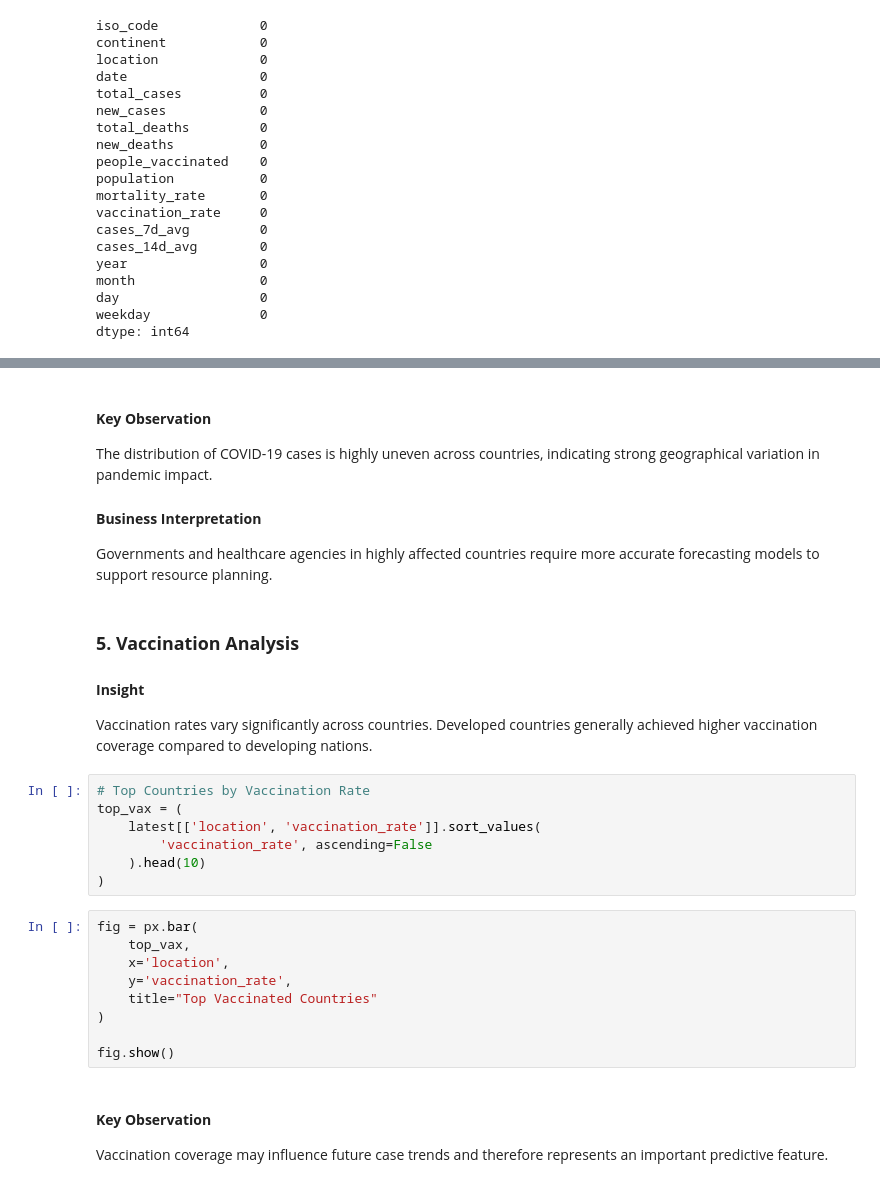
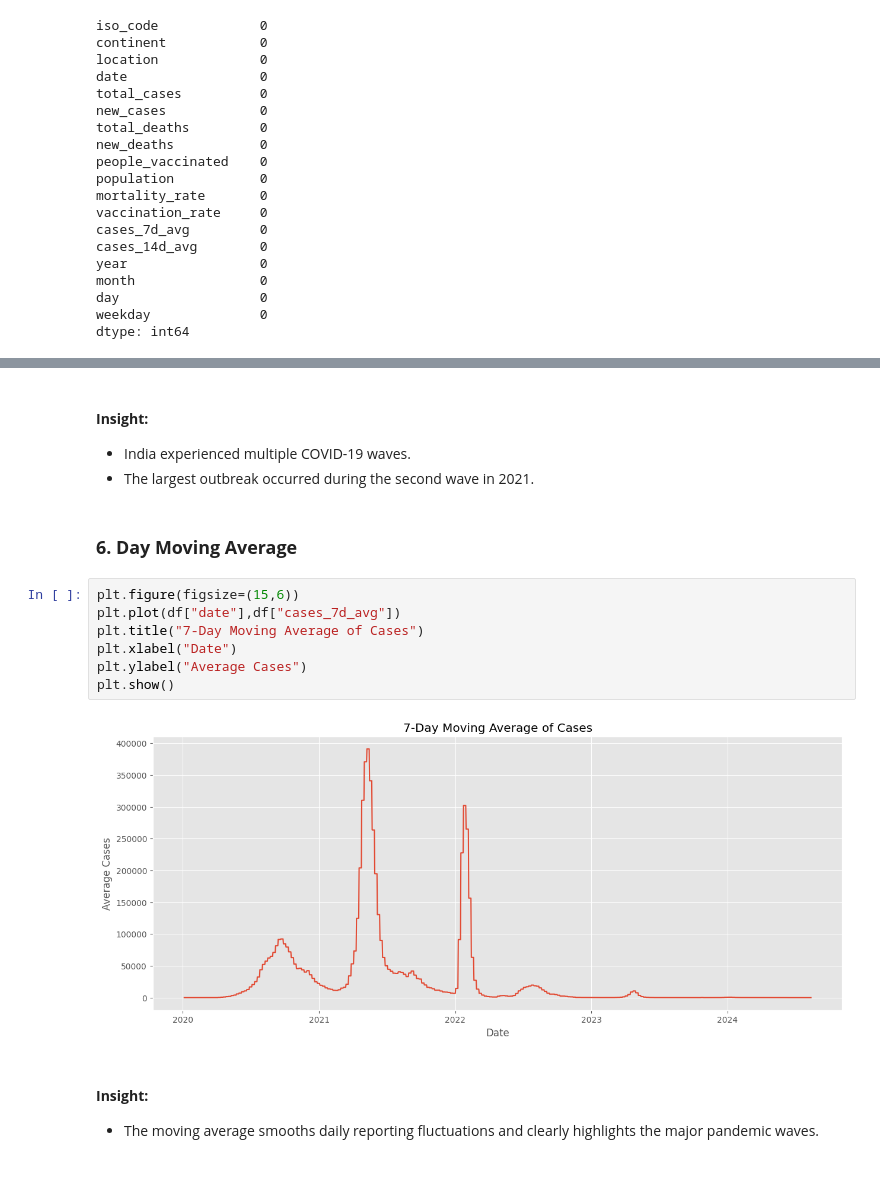
Before and after one commit to Abhilash0079/MachineLearningProjects, a Jupyter notebook: Covid-19_Forecast_Dashboard/notebooks/EDA.ipynb, the cells around one changed output, grey strips where cells are left out. Saved outputs shown, nothing was run; the diff lists cells and outputs as text.

```diff
--- a/Covid-19_Forecast_Dashboard/notebooks/EDA.ipynb
+++ b/Covid-19_Forecast_Dashboard/notebooks/EDA.ipynb
@@ -131,34 +126,19 @@ fig.show()
-# %% [markdown]
-#### <b> Key Observation</b>
-
-The distribution of COVID-19 cases is highly uneven across countries, indicating strong geographical variation in pandemic impact.
-
-#### <b>Business Interpretation</b>
-
-Governments and healthcare agencies in highly affected countries require more accurate forecasting models to support resource planning.
+# %% [markdown]
+#### <b>Insight:</b>
+- India experienced multiple COVID-19 waves.
+- The largest outbreak occurred during the second wave in 2021.
 # %% [markdown]
-### <b>5. Vaccination Analysis</b>
-#### <b>Insight</b>
-Vaccination rates vary significantly across countries.
-Developed countries generally achieved higher vaccination coverage compared to developing nations.
+### <b>6. Day Moving Average</b>
 # %%
-# Top Countries by Vaccination Rate
-top_vax = (
-    latest[['location', 'vaccination_rate']].sort_values(
-        'vaccination_rate', ascending=False
-    ).head(10)
-)
+plt.figure(figsize=(15,6))
+plt.plot(df["date"],df["cases_7d_avg"])
+plt.title("7-Day Moving Average of Cases")
+plt.xlabel("Date")
+plt.ylabel("Average Cases")
+plt.show()
+# %% [output]
+[figure, added]
-# %%
-fig = px.bar(
-    top_vax,
-    x='location',
-    y='vaccination_rate',
-    title="Top Vaccinated Countries"
-)
-
-fig.show()
-# %% [markdown]
-#### <b> Key Observation</b>
-
-Vaccination coverage may influence future case trends and therefore represents an important predictive feature.
+# %% [markdown]
+#### <b>Insight:</b>
+- The moving average smooths daily reporting fluctuations and clearly highlights the major pandemic waves.
 # %% [markdown]
```
Also changed, not shown: parts of 44 cells of this notebook, 37 other files.
